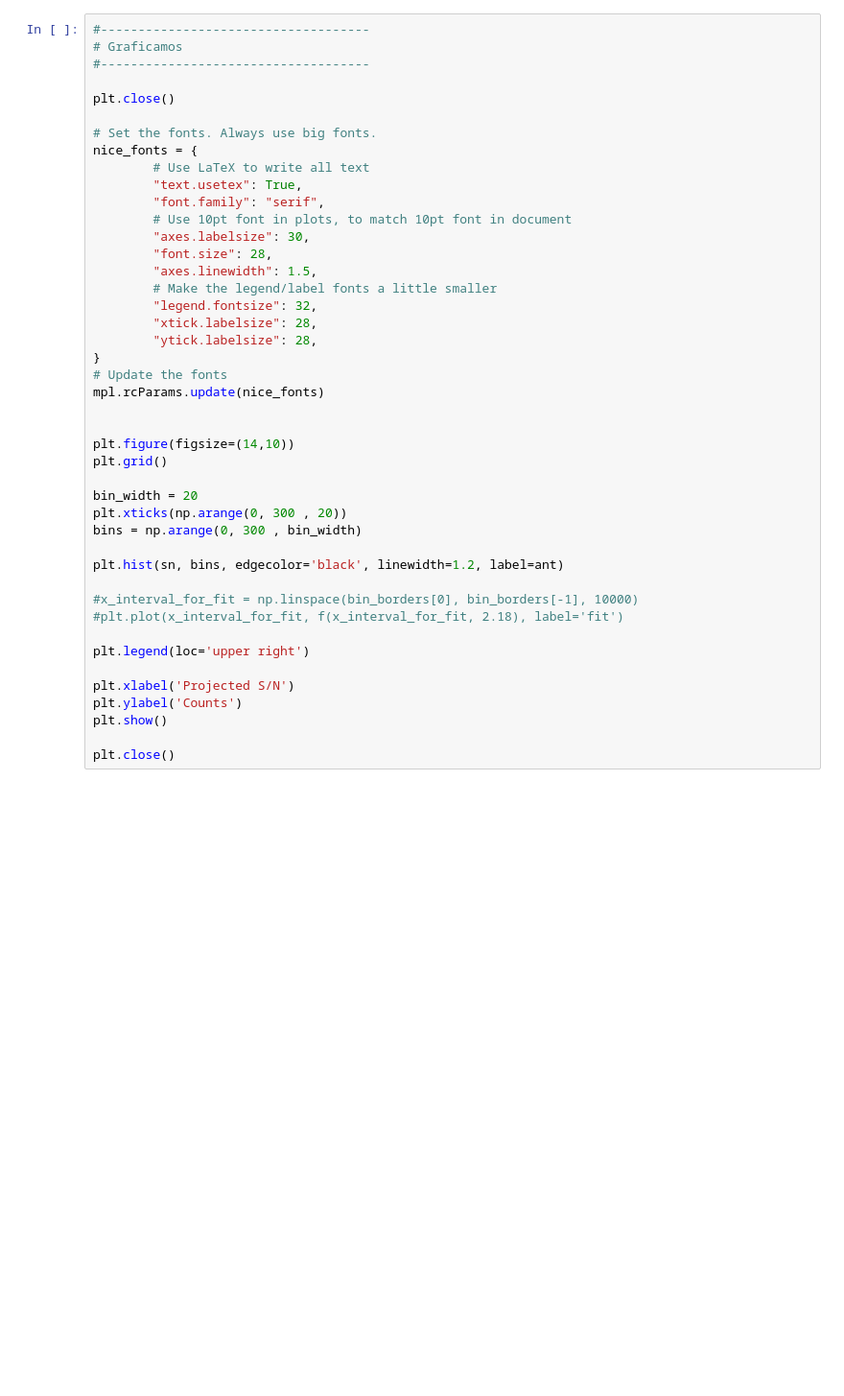
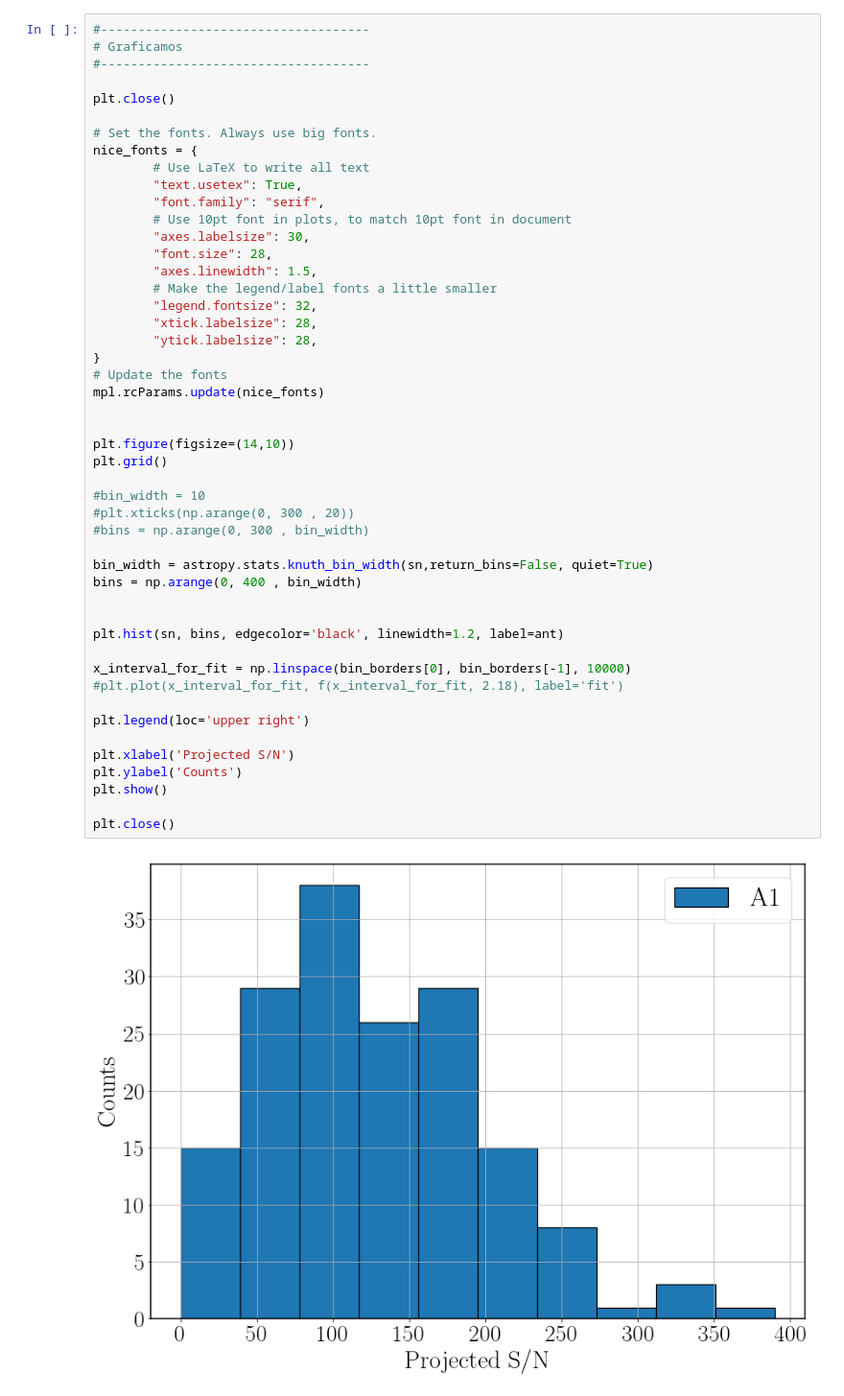
Before and after one commit to svsosafiscella/paper_PuMA, a Jupyter notebook: plot_histogram_scintillation.ipynb, the cells around one changed output. Shown at 96% size. Saved outputs shown, nothing was run; the diff lists cells and outputs as text; blank space fills up the shorter version.

```diff
--- a/plot_histogram_scintillation.ipynb
+++ b/plot_histogram_scintillation.ipynb
@@ -104,37 +135,43 @@ nice_fonts = {
         "text.usetex": True,
         "font.family": "serif",
         # Use 10pt font in plots, to match 10pt font in document
         "axes.labelsize": 30,
         "font.size": 28,
         "axes.linewidth": 1.5,
         # Make the legend/label fonts a little smaller
         "legend.fontsize": 32,
         "xtick.labelsize": 28,
         "ytick.labelsize": 28,
 }
 # Update the fonts
 mpl.rcParams.update(nice_fonts)
 
 
 plt.figure(figsize=(14,10))
 plt.grid()
 
-bin_width = 20
-plt.xticks(np.arange(0, 300 , 20))
-bins = np.arange(0, 300 , bin_width)
+#bin_width = 10
+#plt.xticks(np.arange(0, 300 , 20))
+#bins = np.arange(0, 300 , bin_width)
+
+bin_width = astropy.stats.knuth_bin_width(sn,return_bins=False, quiet=True)
+bins = np.arange(0, 400 , bin_width)
+
 
 plt.hist(sn, bins, edgecolor='black', linewidth=1.2, label=ant)
 
-#x_interval_for_fit = np.linspace(bin_borders[0], bin_borders[-1], 10000)
+x_interval_for_fit = np.linspace(bin_borders[0], bin_borders[-1], 10000)
 #plt.plot(x_interval_for_fit, f(x_interval_for_fit, 2.18), label='fit')
 
 plt.legend(loc='upper right')
 
 plt.xlabel('Projected S/N')
 plt.ylabel('Counts')
 plt.show()
 
 plt.close()
+# %% [output]
+[figure, added]
 # %%
 # normalizamos el histogram
 
```
Also changed, not shown: parts of 15 cells of this notebook.
